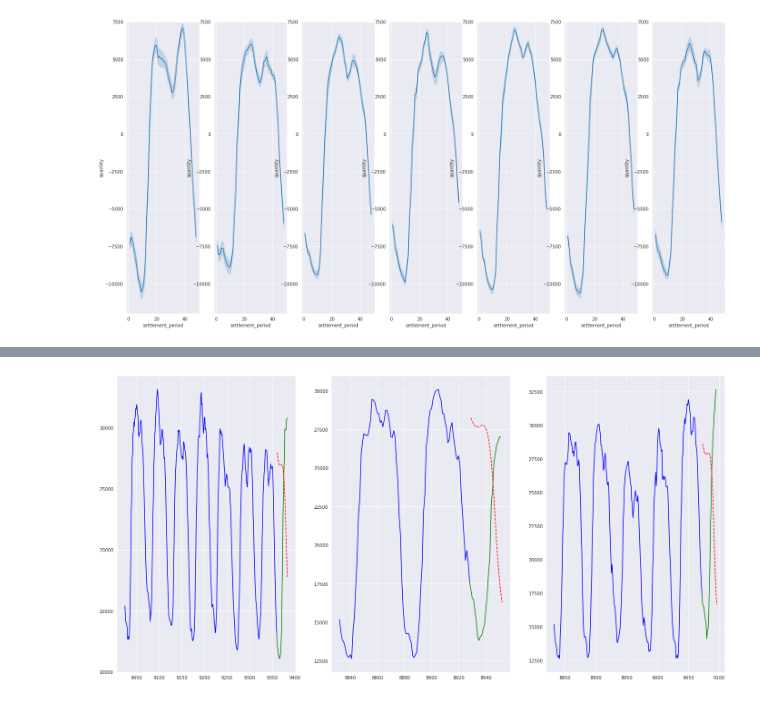
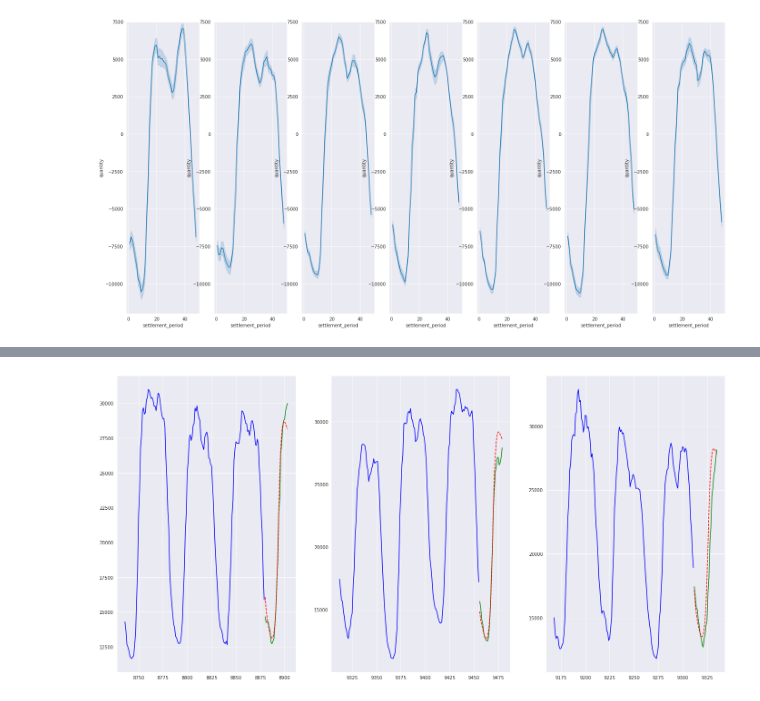
Before and after one commit to silverjoda/ml_ops, a Jupyter notebook: coding_challenges/load_fc/load_fc.ipynb, the cells around one changed output, grey strips where cells are left out. Saved outputs shown, nothing was run; the diff lists cells and outputs as text; code cells hidden in the pictures.

```diff
--- a/coding_challenges/load_fc/load_fc.ipynb
+++ b/coding_challenges/load_fc/load_fc.ipynb
@@ -259,7 +292,7 @@ def evaluate_forecasting_model_full(df, param_dict, model):
     gs = f.add_gridspec(1, n_evals)
     for i in range(n_evals):
         rnd_idx_shift = np.random.randint(1, 15) * 48
-        trn_df = df.loc[base_idx - param_dict["n_lag_days"] * 48 + rnd_idx_shift:base_idx + rnd_idx_shift]
+        trn_df = df.loc[base_idx - param_dict["n_lag_days"] * 48 + rnd_idx_shift:base_idx + rnd_idx_shift - 1]
         val_df = df.loc[base_idx + rnd_idx_shift:base_idx + rnd_idx_shift + 23]
 
         model.fit(trn_df["quantity"])
@@ -399,17 +415,6 @@ class LSTMForecaster(nn.Module):
 
         return output
 
-    def forward_forecast(self, hx, cx, seq_len):
-        # This is the autoregression sequence
-        output = []
-        y = self.fc1(hx)
-        for i in range(seq_len):
-            hx, cx = self.rnn(y.detach(), (hx, cx))
-            y = self.fc1(hx)
-            output.append(y)
-        output = T.stack(output, dim=0)[:, :, 0].T
-        return output
-
     def forward_warmup(self, x):
         # Make seq dim first
         x = x.T
@@ -428,18 +433,29 @@ class LSTMForecaster(nn.Module):
 
         return hx, cx
 
+    def forward_forecast(self, hx, cx, seq_len):
+        # This is the autoregression sequence
+        output = []
+        y = self.fc1(hx)
+        for i in range(seq_len):
+            hx, cx = self.rnn(y.detach(), (hx, cx))
+            y = self.fc1(hx)
+            output.append(y)
+        output = T.stack(output, dim=0)[:, :, 0].T
+        return output
+
     def train(self, df, n_lag_days=3, n_iters=1000, batch_size=32, lr=0.001):
         # Make training set out of dataframe
         start_date = datetime.datetime(2022, 3, 1)
         end_date = datetime.datetime(2022, 9, 1)
         val_start_date = datetime.datetime(2022, 9, 1)
-        val_end_date = datetime.datetime(2022, 9, 26)
+        val_end_date = datetime.datetime(2022, 9, 24)
         trn_df = df.loc[(df["settlement_date"] >= start_date) &
                         (df["settlement_date"] <= end_date)]
         val_df = df.loc[(df["settlement_date"] >= val_start_date) &
                         (df["settlement_date"] <= val_end_date)]
 
-        seq_len = 2 * 48 + 24 # 2 days conditioning + 12 hours forcasting
+        seq_len = n_lag_days * 48 + 24 # n_lag_days of conditioning + 12 hours forcasting
 
         # delta time
         delta = datetime.timedelta(days=1)
@@ -459,7 +475,7 @@ class LSTMForecaster(nn.Module):
         # Validation dataset
         seq_list_val = []
 
-        # iterate over range of dates and make test set
+        # iterate over range of dates and make validation set
         while (val_start_date <= val_end_date):
             base_idx = df.loc[df["settlement_date"] == val_start_date].index[0]
             for j in range(1, 48):
@@ -468,7 +484,7 @@ class LSTMForecaster(nn.Module):
                 seq_list_val.append((seq_arr - seq_arr.mean()) / seq_arr.std())
             val_start_date += delta
 
-        # Make trainingset into pytorch tensor
+        # Make training set into pytorch tensor
         seq_T = T.tensor(seq_list, dtype=T.float32)
         seq_T_val = T.tensor(seq_list_val, dtype=T.float32)
 
@@ -484,7 +500,7 @@ class LSTMForecaster(nn.Module):
             rnd_seqs = seq_T[rnd_ideces]
 
             # Forward pass conditioned on input
-            y = self.forward(rnd_seqs)
+            y = self.forward(rnd_seqs[:, :-24])
 
             # Loss on predicted outputs
             loss = lossfun(y, rnd_seqs[:, -24:])
@@ -500,12 +516,13 @@ class LSTMForecaster(nn.Module):
             # Evaluate
             if i % 100 == 0:
                 cum_loss = 0
-                y = self.forward(seq_T_val)
+                y = self.forward(seq_T_val[:, :-24])
                 cum_loss += lossfun(y, seq_T_val[:, -24:]).data
                 print(f"For iter: {i}/{n_iters}, trn_loss: {loss.data}, val_loss: {cum_loss}")
 
     def fit(self, trn_data):
         trn_data_arr = np.array(trn_data.values)
+
         self.mean, self.std = trn_data_arr.mean(), trn_data_arr.std()
         trn_data_norm = (trn_data_arr - self.mean) / self.std
         trn_data_norm_T = T.tensor(trn_data_norm, dtype=T.float32).unsqueeze(0)
@@ -521,7 +538,9 @@ class LSTMForecaster(nn.Module):
         return y_ser
 # %%
 # LSTM model (Bug in output probably, wrong part of output is predicted. Training seems fine though, but need to verify). Training parameters need to be tuned as well.
-lstm_model = LSTMForecaster(obs_dim=1, act_dim=1, hid_dim=32)
-lstm_model.train(df, n_lag_days=3, n_iters=10000, batch_size=32, lr=0.001)
-evaluate_forecasting_model_full(val_df, get_default_param_dict(), lstm_model)
+lstm_model = LSTMForecaster(obs_dim=1, act_dim=1, hid_dim=64)
+lstm_model.train(df, n_lag_days=3, n_iters=15000, batch_size=32, lr=0.001)
+param_dict = get_default_param_dict()
+param_dict["n_lag_days"] = 3
+evaluate_forecasting_model_full(df, param_dict, lstm_model)
 # %% [output]
@@ -545,4 +564,4 @@ Model evaluation score on test set: 10434.58918999116, according to loss functio
-[figure, old version]
+[figure, new version]
 # %%
 # Prophet Forecasting tool by META (needs hyperparam tuning)
 from prophet import Prophet
```
Also changed, not shown: parts of 15 cells of this notebook.
